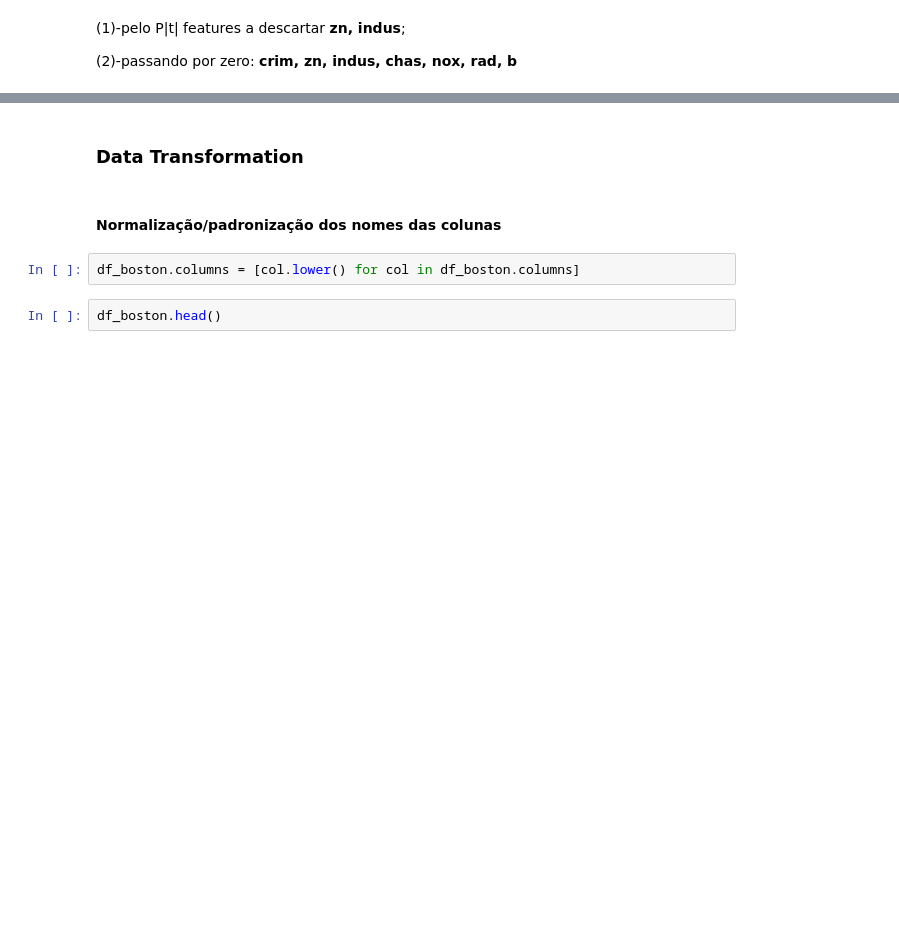
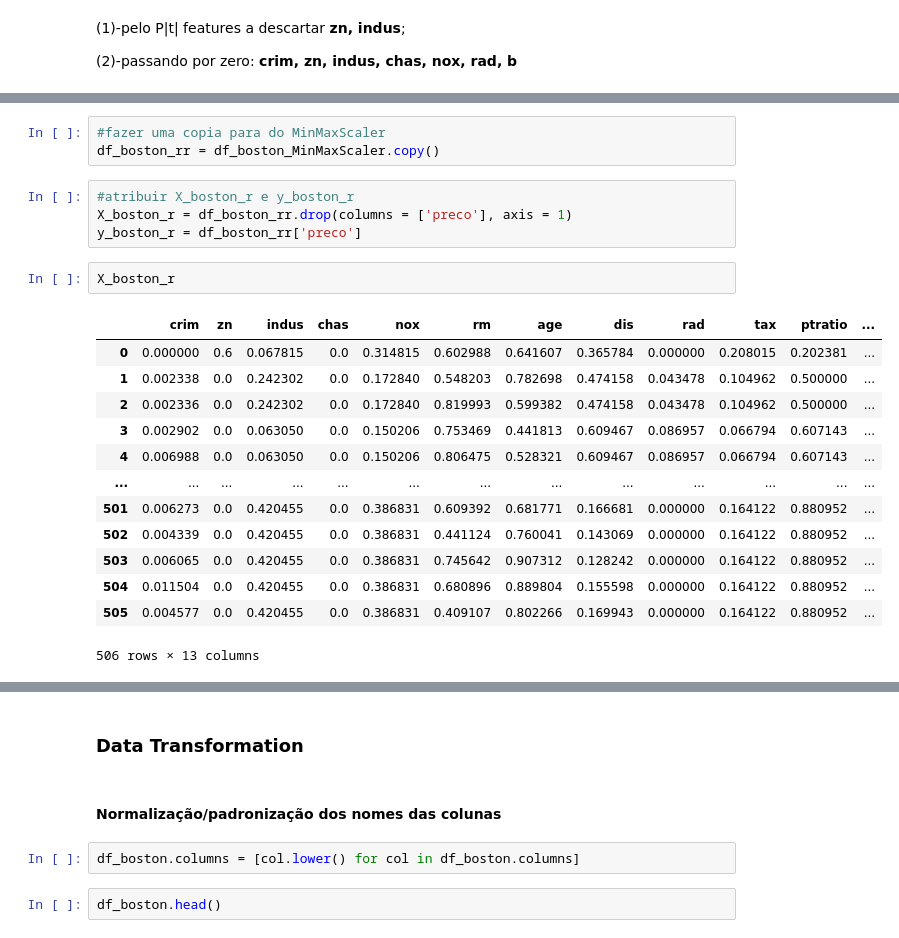
Before and after one commit to jjefferson2006/DSWP_JJ_altera, a Jupyter notebook: Notebooks/exercicioJJ2NB15_02__Regressão Linear.ipynb, the cells around one changed output, grey strips where cells are left out. Cells and saved outputs as stored; diff of their text form; blank space fills up the shorter version.

```diff
--- a/Notebooks/exercicioJJ2NB15_02__Regressão Linear.ipynb
+++ b/Notebooks/exercicioJJ2NB15_02__Regressão Linear.ipynb
@@ -811,0 +1048,23 @@ Warnings:
+# %%
+#fazer uma copia para do MinMaxScaler
+df_boston_rr = df_boston_MinMaxScaler.copy()
+# %%
+#atribuir X_boston_r e y_boston_r
+X_boston_r = df_boston_rr.drop(columns = ['preco'], axis = 1)
+y_boston_r = df_boston_rr['preco']
+# %%
+X_boston_r
+# %% [output]
+|  | crim | zn | indus | chas | nox | rm | age | dis | rad | tax | ptratio | ... |
+| 0 | 0.000000 | 0.6 | 0.067815 | 0.0 | 0.314815 | 0.602988 | 0.641607 | 0.365784 | 0.000000 | 0.208015 | 0.202381 | ... |
+| 1 | 0.002338 | 0.0 | 0.242302 | 0.0 | 0.172840 | 0.548203 | 0.782698 | 0.474158 | 0.043478 | 0.104962 | 0.500000 | ... |
+| 2 | 0.002336 | 0.0 | 0.242302 | 0.0 | 0.172840 | 0.819993 | 0.599382 | 0.474158 | 0.043478 | 0.104962 | 0.500000 | ... |
+| 3 | 0.002902 | 0.0 | 0.063050 | 0.0 | 0.150206 | 0.753469 | 0.441813 | 0.609467 | 0.086957 | 0.066794 | 0.607143 | ... |
+| 4 | 0.006988 | 0.0 | 0.063050 | 0.0 | 0.150206 | 0.806475 | 0.528321 | 0.609467 | 0.086957 | 0.066794 | 0.607143 | ... |
+| ... | ... | ... | ... | ... | ... | ... | ... | ... | ... | ... | ... | ... |
+| 501 | 0.006273 | 0.0 | 0.420455 | 0.0 | 0.386831 | 0.609392 | 0.681771 | 0.166681 | 0.000000 | 0.164122 | 0.880952 | ... |
+| 502 | 0.004339 | 0.0 | 0.420455 | 0.0 | 0.386831 | 0.441124 | 0.760041 | 0.143069 | 0.000000 | 0.164122 | 0.880952 | ... |
+| 503 | 0.006065 | 0.0 | 0.420455 | 0.0 | 0.386831 | 0.745642 | 0.907312 | 0.128242 | 0.000000 | 0.164122 | 0.880952 | ... |
+| 504 | 0.011504 | 0.0 | 0.420455 | 0.0 | 0.386831 | 0.680896 | 0.889804 | 0.155598 | 0.000000 | 0.164122 | 0.880952 | ... |
+| 505 | 0.004577 | 0.0 | 0.420455 | 0.0 | 0.386831 | 0.409107 | 0.802266 | 0.169943 | 0.000000 | 0.164122 | 0.880952 | ... |
+506 rows × 13 columns
```
Also changed, not shown: parts of 56 cells of this notebook.
